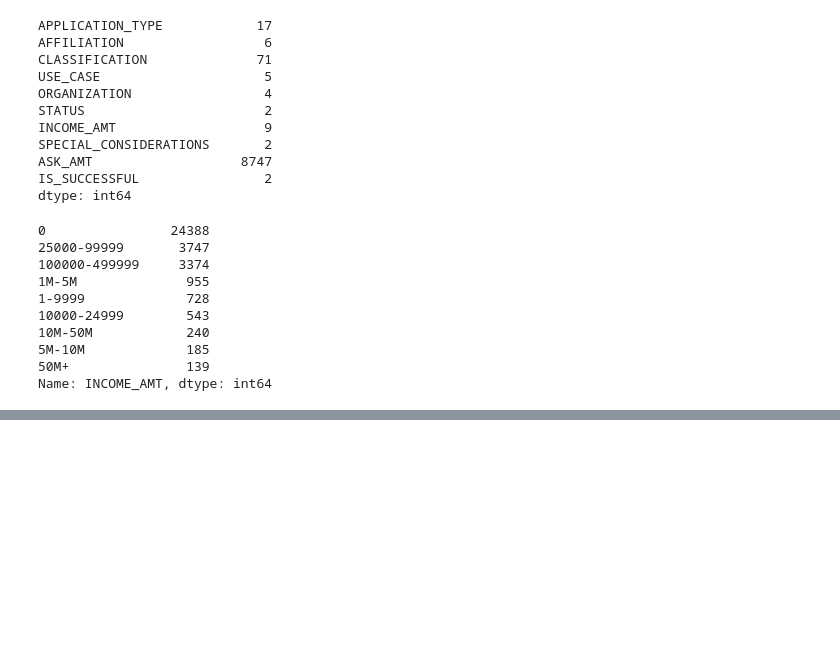
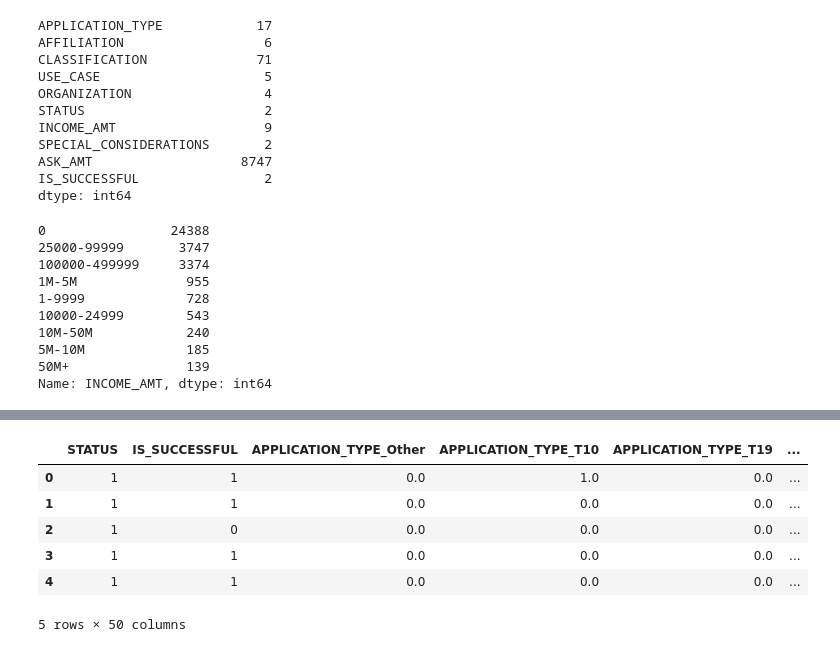
Before and after one commit to aisligrace/Neural_Network_Charity_Analysis, a Jupyter notebook: AlphabetSoupCharity_Optimzation.ipynb, the cells around one changed output, grey strips where cells are left out. Cells and saved outputs as stored; diff of their text form; code cells hidden in the pictures; blank space fills up the shorter version.

```diff
--- a/AlphabetSoupCharity_Optimzation.ipynb
+++ b/AlphabetSoupCharity_Optimzation.ipynb
@@ -57,0 +180,9 @@ Name: INCOME_AMT, dtype: int64
+# %%
+replace_class = list(classification_counts[classification_counts < 1000].index)
+
+
+for cls in replace_class:
+    application_df.CLASSIFICATION = application_df.CLASSIFICATION.replace(cls,"Other")
+
+
+application_df.CLASSIFICATION.value_counts()
@@ -57,0 +197,11 @@ Name: INCOME_AMT, dtype: int64
+# %%
+application_cat = ["APPLICATION_TYPE", "AFFILIATION", "CLASSIFICATION", "USE_CASE", "ORGANIZATION", "INCOME_AMT",
+                  "SPECIAL_CONSIDERATIONS", "ASK_AMT"]
+# %%
+enc = OneHotEncoder(sparse=False)
+
+
+encode_df = pd.DataFrame(enc.fit_transform(application_df[application_cat]))
+
+encode_df.columns = enc.get_feature_names(application_cat)
+encode_df.head()
@@ -57,0 +216,11 @@ Name: INCOME_AMT, dtype: int64
+# %%
+application_df = application_df.merge(encode_df, left_index=True, right_index=True).drop(columns=application_cat, axis=1)
+application_df.head()
+# %% [output]
+|  | STATUS | IS_SUCCESSFUL | APPLICATION_TYPE_Other | APPLICATION_TYPE_T10 | APPLICATION_TYPE_T19 | ... |
+| 0 | 1 | 1 | 0.0 | 1.0 | 0.0 | ... |
+| 1 | 1 | 1 | 0.0 | 0.0 | 0.0 | ... |
+| 2 | 1 | 0 | 0.0 | 0.0 | 0.0 | ... |
+| 3 | 1 | 1 | 0.0 | 0.0 | 0.0 | ... |
+| 4 | 1 | 1 | 0.0 | 0.0 | 0.0 | ... |
+5 rows × 50 columns
```
Also changed, not shown: parts of 30 cells of this notebook.
